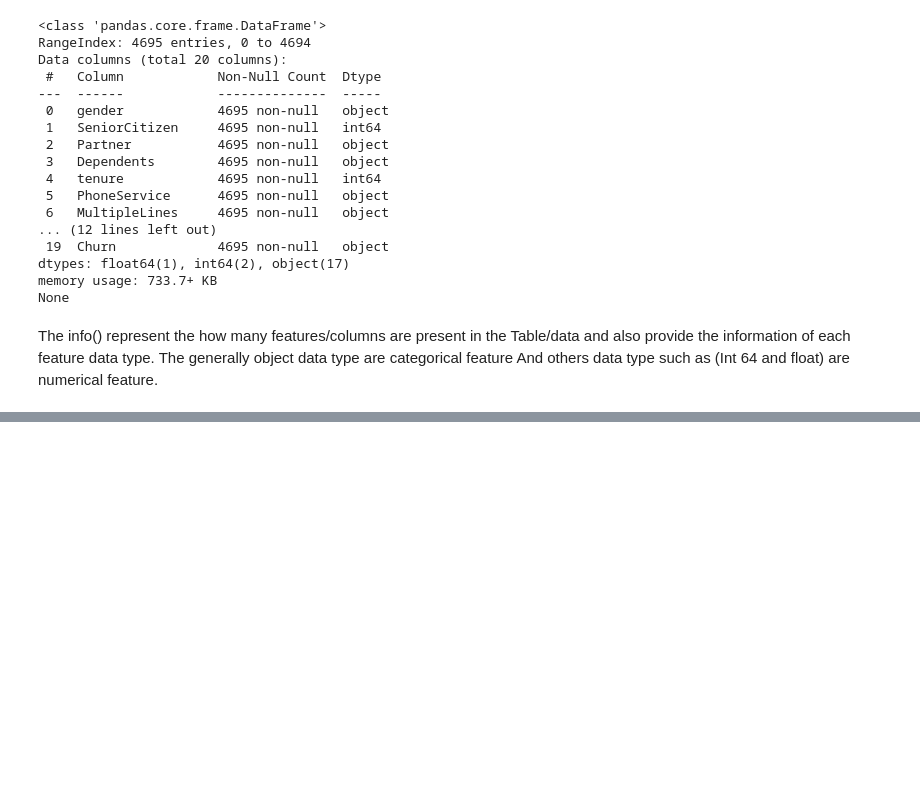
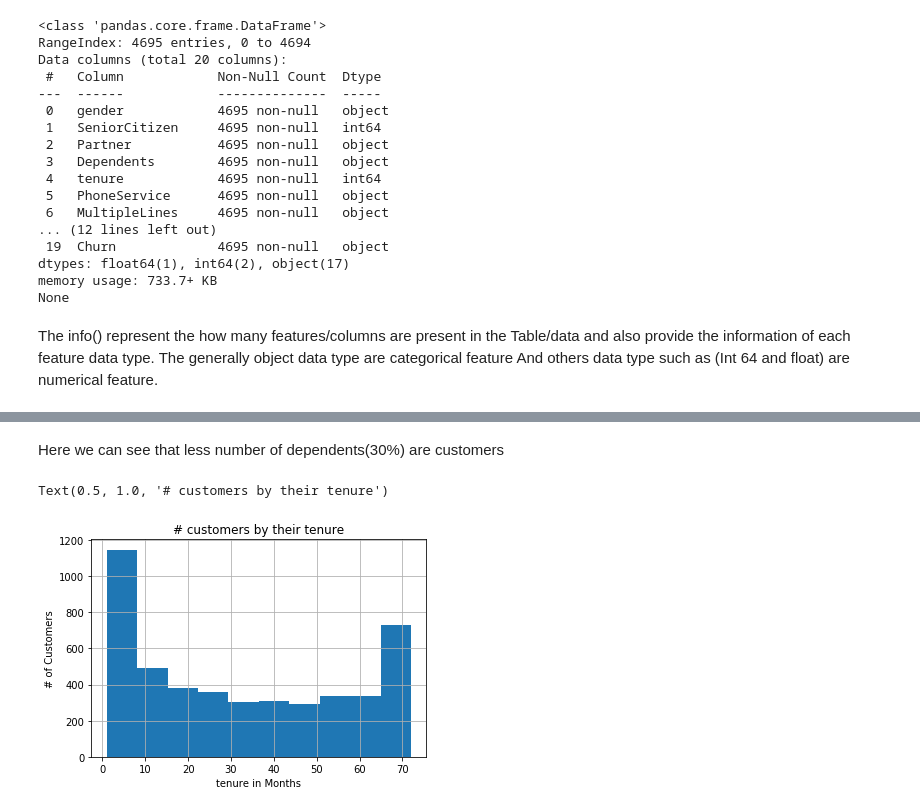
Before and after one commit to pgupta119/Churn-Problem, a Jupyter notebook: Churn problem.ipynb, the cells around one changed output, grey strips where cells are left out. Saved outputs shown, nothing was run; the diff lists cells and outputs as text; code cells hidden in the pictures; blank space fills up the shorter version.

```diff
--- a/Churn problem.ipynb
+++ b/Churn problem.ipynb
@@ -174,0 +130,10 @@ dataswt
+# %% [markdown]
+Here we can see that less number of dependents(30%) are customers
+# %%
+ax=dataset['tenure'].hist()
+ax.set_ylabel("# of Customers")
+ax.set_xlabel('tenure in Months')
+ax.set_title("# customers by their tenure")
+# %% [output]
+Text(0.5, 1.0, '# customers by their tenure')
+[figure, added]
```
Also changed, not shown: parts of 117 cells of this notebook.
